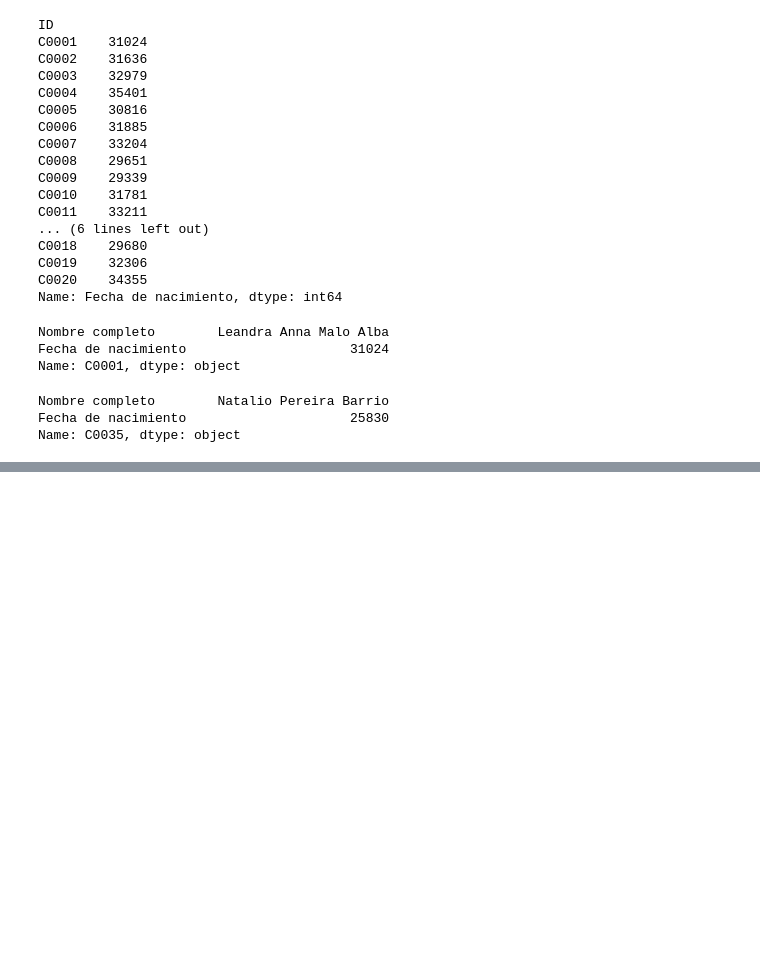
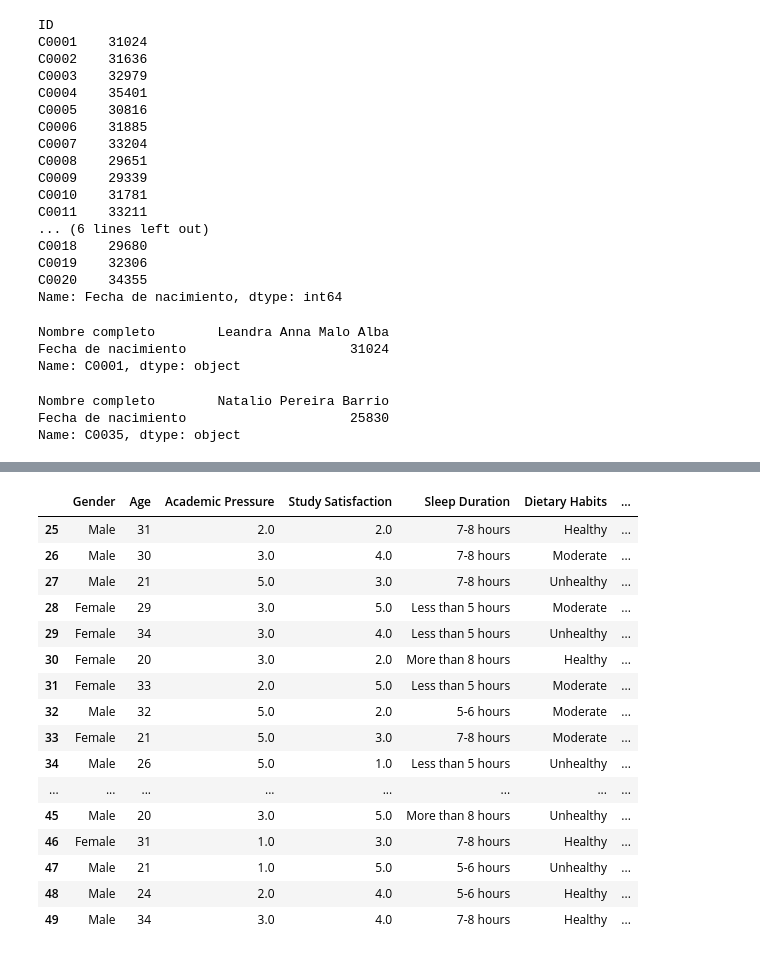
Before and after one commit to CamiloAOsorno333/PythonYa, a Jupyter notebook: AnalisisDatos/PANDAS.ipynb, the cells around one changed output, grey strips where cells are left out. Cells and saved outputs as stored; diff of their text form; code cells hidden in the pictures; blank space fills up the shorter version.

```diff
--- a/AnalisisDatos/PANDAS.ipynb
+++ b/AnalisisDatos/PANDAS.ipynb
@@ -378,0 +430,4 @@ Name: C0035, dtype: object
+# %%
+df4=pd.read_csv('DepreEstudiantes.csv',  sep=",")
+##df3.set_index('ID ')
+display(df4.head())## Muestra el ID como indices
@@ -378,0 +441,21 @@ Name: C0035, dtype: object
+# %%
+df4.iloc[25:50]
+#muestra la fila 25 a 50
+# %% [output]
+|  | Gender | Age | Academic Pressure | Study Satisfaction | Sleep Duration | Dietary Habits | ... |
+| 25 | Male | 31 | 2.0 | 2.0 | 7-8 hours | Healthy | ... |
+| 26 | Male | 30 | 3.0 | 4.0 | 7-8 hours | Moderate | ... |
+| 27 | Male | 21 | 5.0 | 3.0 | 7-8 hours | Unhealthy | ... |
+| 28 | Female | 29 | 3.0 | 5.0 | Less than 5 hours | Moderate | ... |
+| 29 | Female | 34 | 3.0 | 4.0 | Less than 5 hours | Unhealthy | ... |
+| 30 | Female | 20 | 3.0 | 2.0 | More than 8 hours | Healthy | ... |
+| 31 | Female | 33 | 2.0 | 5.0 | Less than 5 hours | Moderate | ... |
+| 32 | Male | 32 | 5.0 | 2.0 | 5-6 hours | Moderate | ... |
+| 33 | Female | 21 | 5.0 | 3.0 | 7-8 hours | Moderate | ... |
+| 34 | Male | 26 | 5.0 | 1.0 | Less than 5 hours | Unhealthy | ... |
+| ... | ... | ... | ... | ... | ... | ... | ... |
+| 45 | Male | 20 | 3.0 | 5.0 | More than 8 hours | Unhealthy | ... |
+| 46 | Female | 31 | 1.0 | 3.0 | 7-8 hours | Healthy | ... |
+| 47 | Male | 21 | 1.0 | 5.0 | 5-6 hours | Unhealthy | ... |
+| 48 | Male | 24 | 2.0 | 4.0 | 5-6 hours | Healthy | ... |
+| 49 | Male | 34 | 3.0 | 4.0 | 7-8 hours | Healthy | ... |
```
Also changed, not shown: parts of 12 cells of this notebook, 1 other file.
